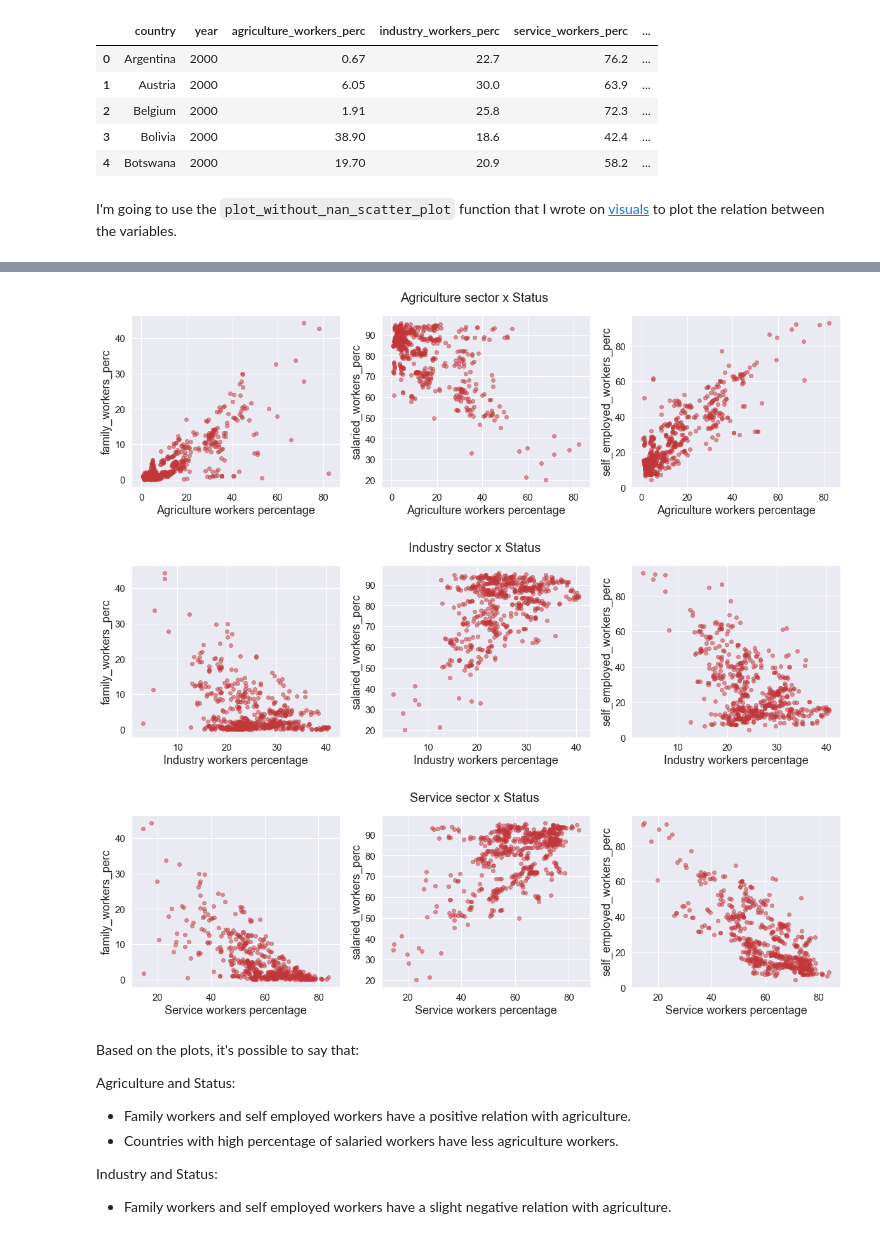
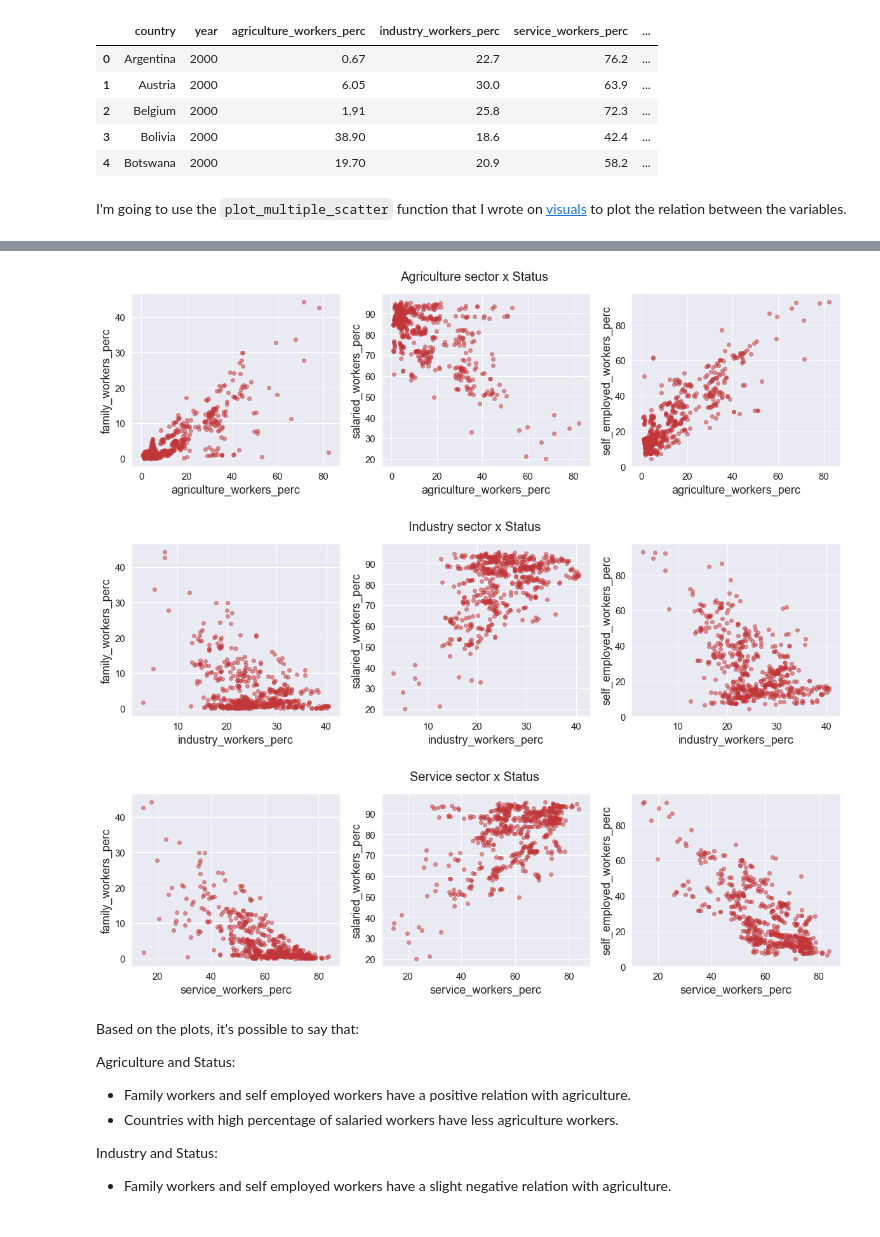
Before and after one commit to suefenali/data_analysis_nanodegree, a Jupyter notebook: project_2/income_analysis.ipynb, the cells around one changed output, grey strips where cells are left out. Saved outputs shown, nothing was run; the diff lists cells and outputs as text; code cells hidden in the pictures.

```diff
--- a/project_2/income_analysis.ipynb
+++ b/project_2/income_analysis.ipynb
@@ -1585,17 +1605,22 @@ sector_and_status.head()
 | 3 | Bolivia | 2000 | 38.90 | 18.6 | 42.4 | ... |
 | 4 | Botswana | 2000 | 19.70 | 20.9 | 58.2 | ... |
 # %% [markdown]
-I'm going to use the `plot_without_nan_scatter_plot` function that I wrote on [visuals](#visuals) to plot the relation between the variables.
+I'm going to use the `plot_multiple_scatter` function that I wrote on [visuals](#visuals) to plot the relation between the variables.
 # %%
-plot_scatter_with_nan(sector_and_status[['agriculture_workers_perc', 'family_workers_perc',
-                                                 'salaried_workers_perc', 'self_employed_workers_perc']],
-                             'Agriculture sector x Status', 'Agriculture workers percentage')
+plot_multiple_scatter(sector_and_status[['agriculture_workers_perc']],
+                      sector_and_status[['family_workers_perc',
+                                         'salaried_workers_perc', 'self_employed_workers_perc']],
+                      'Agriculture sector x Status')
 
-plot_scatter_with_nan(sector_and_status[['industry_workers_perc', 'family_workers_perc',
-                                                 'salaried_workers_perc', 'self_employed_workers_perc']],
-                             'Industry sector x Status', 'Industry workers percentage')
+plot_multiple_scatter(sector_and_status[['industry_workers_perc']],
+                      sector_and_status[['family_workers_perc',
+                                         'salaried_workers_perc', 'self_employed_workers_perc']],
+                      'Industry sector x Status')
 
-plot_scatter_with_nan(sector_and_status[['service_workers_perc', 'family_workers_perc',
-                                                 'salaried_workers_perc', 'self_employed_workers_perc']],
-                             'Service sector x Status', 'Service workers percentage')
+plot_multiple_scatter(sector_and_status[['service_workers_perc']],
+                      sector_and_status[['family_workers_perc',
+                                         'salaried_workers_perc', 'self_employed_workers_perc']],
+                      'Service sector x Status')
+
+create_link('sector_status') # this line links a text to this chart
 # %% [output]
@@ -1602,6 +1628,6 @@ plot_scatter_with_nan(sector_and_status[['service_workers_perc', 'family_workers
-[figure, old version]
+[figure, new version]
-[figure, old version]
+[figure, new version]
-[figure, old version]
+[figure, new version]
 # %% [markdown]
 Based on the plots, it's possible to say that:
 
```
Also changed, not shown: parts of 24 cells of this notebook.
